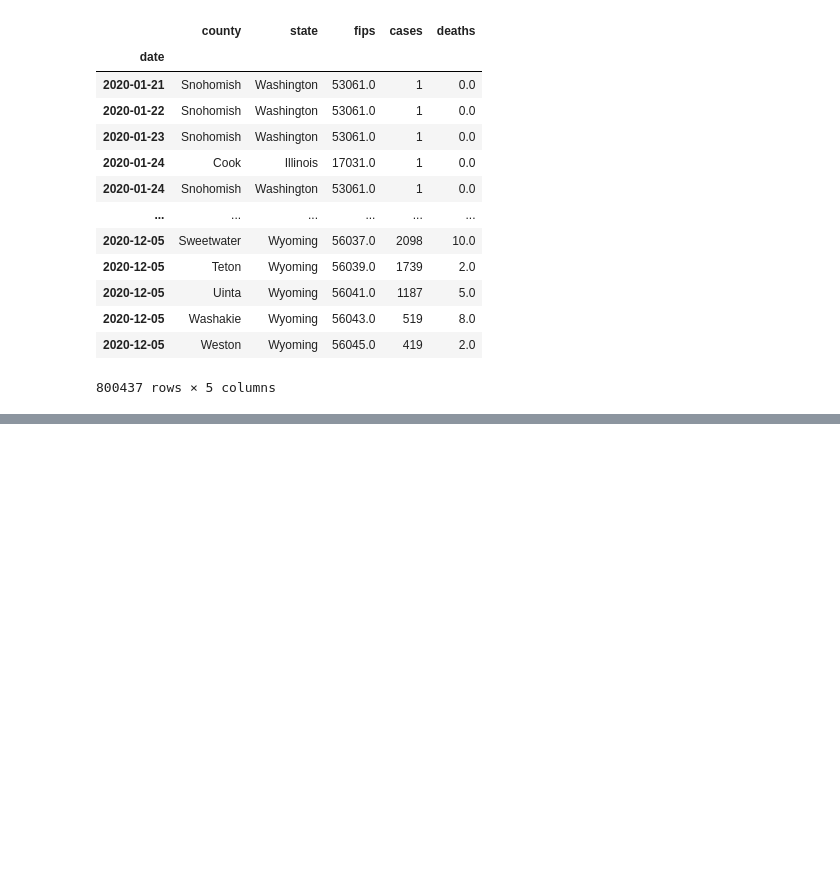
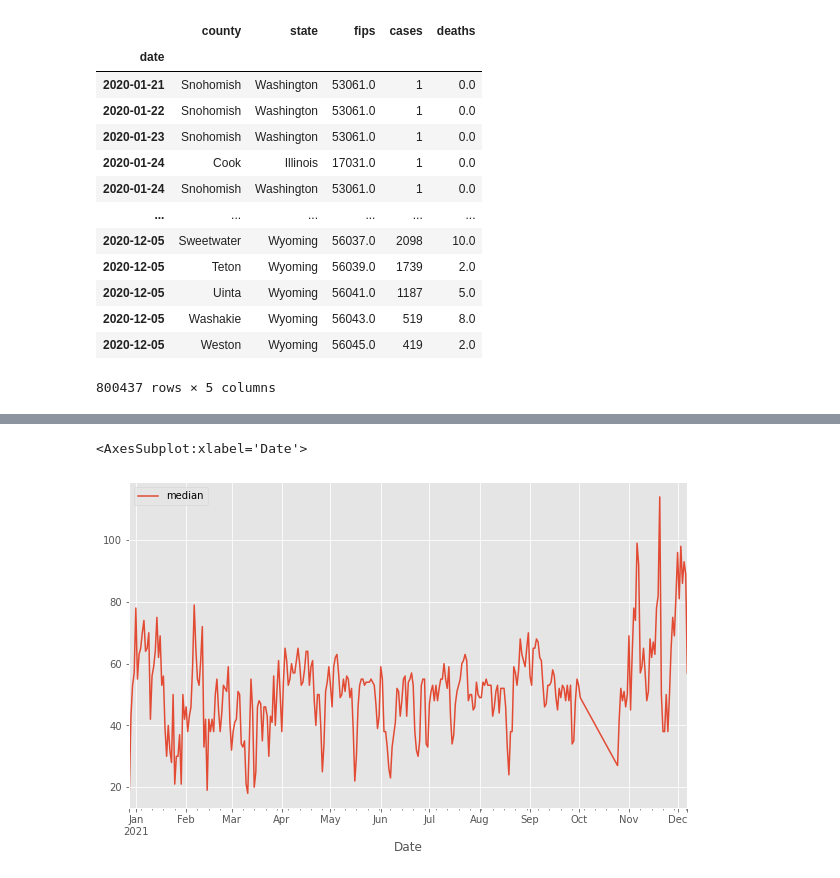
Before and after one commit to ragueroanna/Covid_AirQuality_Analysis, a Jupyter notebook: Initial_EDA_on_AQ_and_Cov_cases.ipynb, the cells around one changed output, grey strips where cells are left out. Drawn from its saved outputs; the diff is of its cells as text; code cells hidden in the pictures; blank space fills up the shorter version.

```diff
--- a/Initial_EDA_on_AQ_and_Cov_cases.ipynb
+++ b/Initial_EDA_on_AQ_and_Cov_cases.ipynb
@@ -136,0 +197,5 @@ df_ct[(df_ct['state']=='California') & (df_ct['county']=='Los Angeles')]
+# %%
+df_la[df_la['Specie']=='pm25'].to_period('D').drop(['variance','count','min','max'], axis=1).plot()
+# %% [output]
+<AxesSubplot:xlabel='Date'>
+[figure, added]
```
Also changed, not shown: parts of 28 cells of this notebook.
